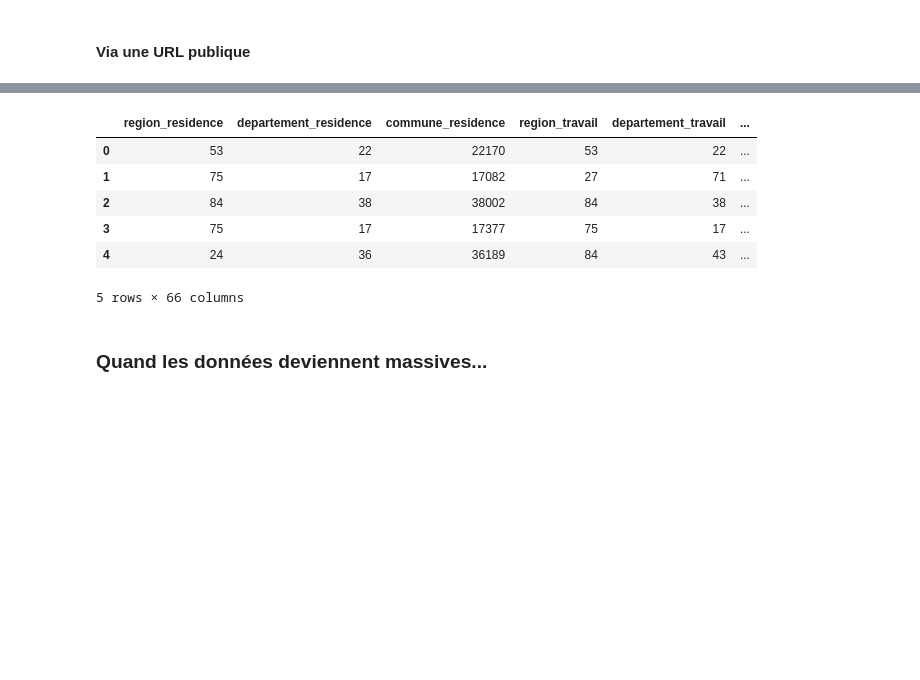
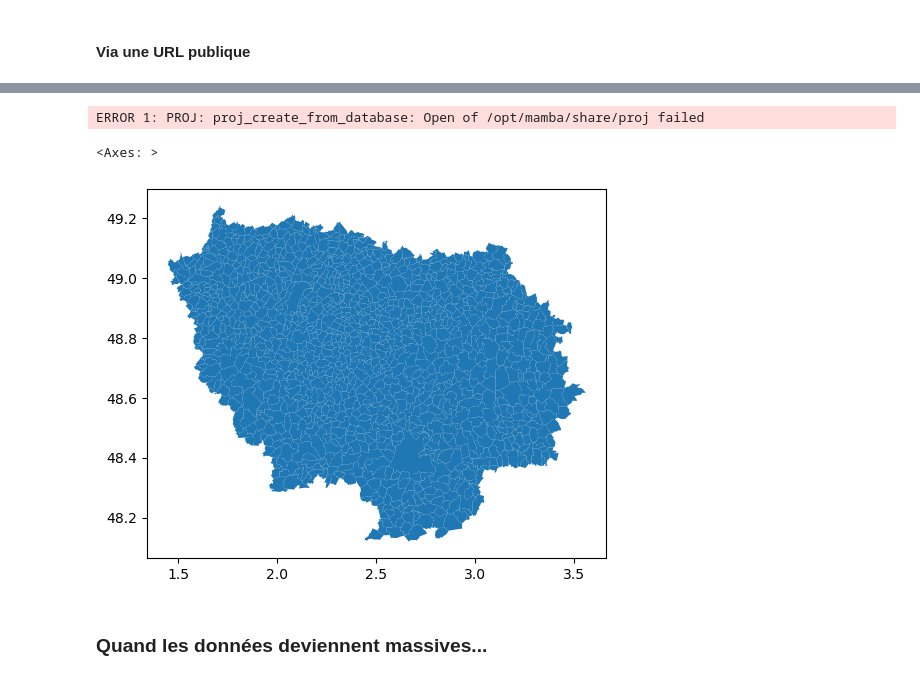
Before and after one commit to linogaliana/ensai-seminaire-bigdata-part1, a Jupyter notebook: s3.ipynb, the cells around one changed output, grey strips where cells are left out. Saved outputs shown, nothing was run; the diff lists cells and outputs as text; code cells hidden in the pictures; blank space fills up the shorter version.

```diff
--- a/s3.ipynb
+++ b/s3.ipynb
@@ -78,15 +96,12 @@ data.head(5)
 # %%
-URL = "https://minio.lab.sspcloud.fr/projet-onyxia/demo/rp/sample.csv"
-data2 = pd.read_csv(URL, sep=";")
-data2.head(5)
+import geopandas as gpd
+URL = "https://minio.lab.sspcloud.fr/projet-cartiflette/diffusion/shapefiles-test1/year=2022/administrative_level=COMMUNE_ARRONDISSEMENT/crs=4326/REGION=11/vectorfile_format='geojson'/provider='IGN'/source='EXPRESS-COG-CARTO-TERRITOIRE'/raw.geojson"
+data2 = gpd.read_file(URL)
+data2.plot()
 # %% [output]
-|  | region_residence | departement_residence | commune_residence | region_travail | departement_travail | ... |
-| 0 | 53 | 22 | 22170 | 53 | 22 | ... |
-| 1 | 75 | 17 | 17082 | 27 | 71 | ... |
-| 2 | 84 | 38 | 38002 | 84 | 38 | ... |
-| 3 | 75 | 17 | 17377 | 75 | 17 | ... |
-| 4 | 24 | 36 | 36189 | 84 | 43 | ... |
-5 rows × 66 columns
+ERROR 1: PROJ: proj_create_from_database: Open of /opt/mamba/share/proj failed
+<Axes: >
+[figure, added]
 # %% [markdown]
 ### Quand les données deviennent massives...
 # %% [markdown]
```
Also changed, not shown: parts of 9 cells of this notebook.
